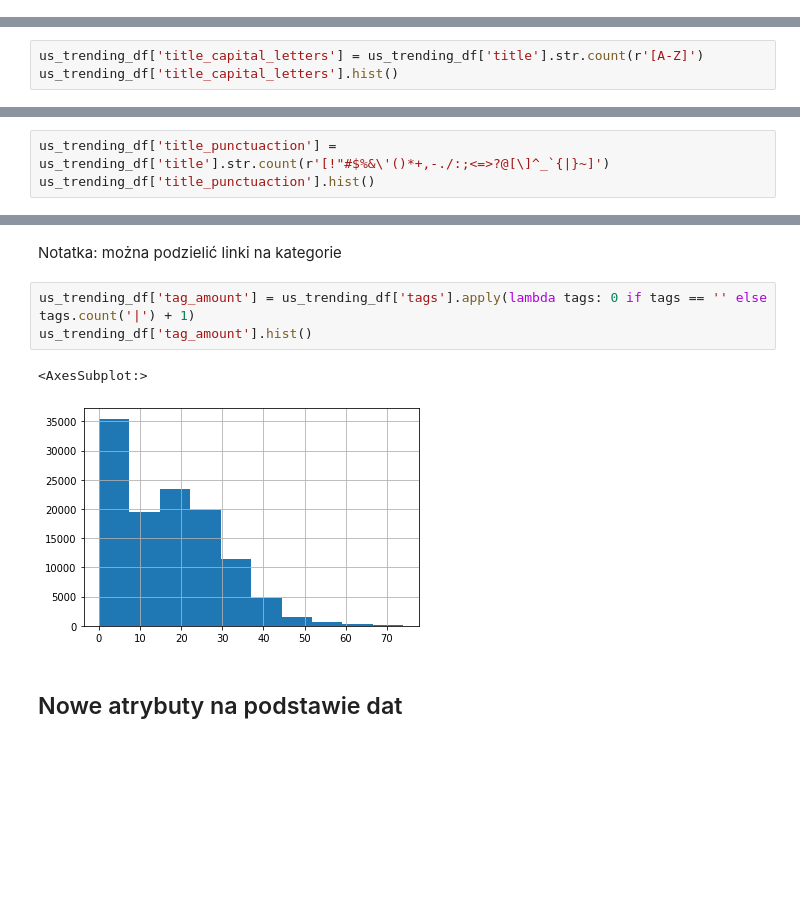
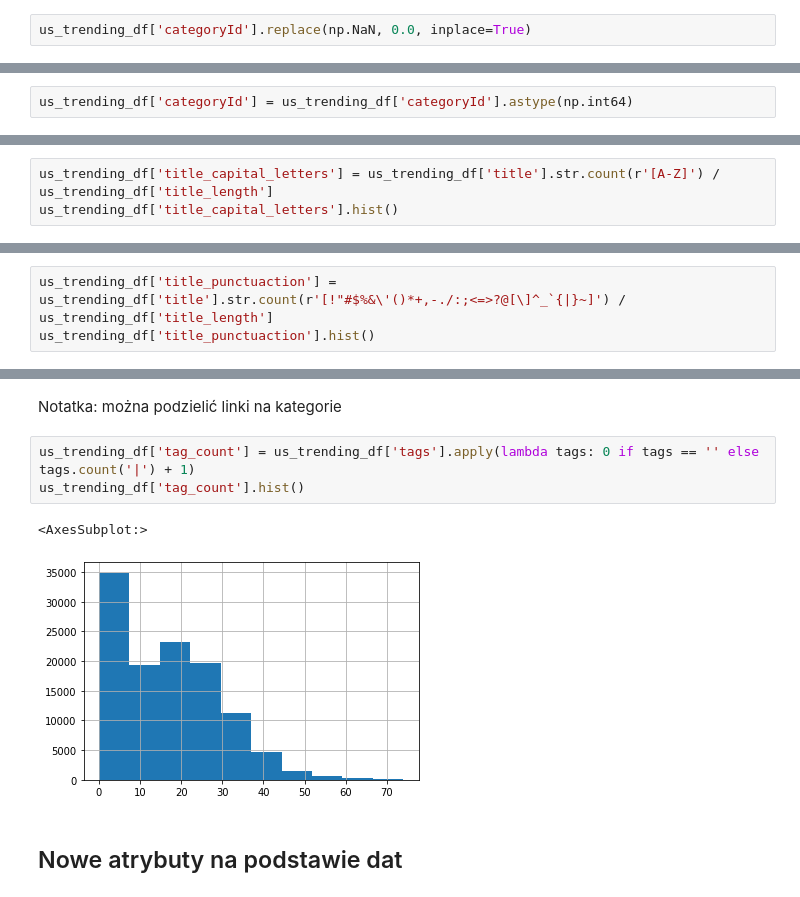
Before and after one commit to PUT-II/Data-Exploration-Project, a Jupyter notebook: notebooks/PED_projekt.ipynb, the cells around one changed output, grey strips where cells are left out. Cells and saved outputs as stored; diff of their text form; blank space fills up the shorter version.

```diff
--- a/notebooks/PED_projekt.ipynb
+++ b/notebooks/PED_projekt.ipynb
@@ -60,0 +66,2 @@ memory usage: 12.7+ MB
+# %%
+us_trending_df['categoryId'].replace(np.NaN, 0.0, inplace=True)
@@ -61,3 +70,5 @@ memory usage: 12.7+ MB
+# %%
+us_trending_df['categoryId'] = us_trending_df['categoryId'].astype(np.int64)
 # %% [markdown]
 Kolumny opisujące daty są typu object.
 Można je zrzutować na typ datetime64.
@@ -381,7 +393,7 @@ us_trending_df['title_length'].hist()
 <AxesSubplot:>
 [figure]
 # %%
-us_trending_df['title_capital_letters'] = us_trending_df['title'].str.count(r'[A-Z]')
+us_trending_df['title_capital_letters'] = us_trending_df['title'].str.count(r'[A-Z]') / us_trending_df['title_length']
 us_trending_df['title_capital_letters'].hist()
 # %% [output]
 <AxesSubplot:>
@@ -389,5 +401,5 @@ us_trending_df['title_capital_letters'].hist()
 # %%
-us_trending_df['title_punctuaction'] = us_trending_df['title'].str.count(r'[!"#$%&\'()*+,-./:;<=>?@[\]^_`{|}~]')
+us_trending_df['title_punctuaction'] = us_trending_df['title'].str.count(r'[!"#$%&\'()*+,-./:;<=>?@[\]^_`{|}~]') / us_trending_df['title_length']
 us_trending_df['title_punctuaction'].hist()
 # %% [output]
 <AxesSubplot:>
@@ -413,11 +425,11 @@ us_trending_df['description_link_count'].hist(log=True)
 # %% [markdown]
 Notatka: można podzielić linki na kategorie
 # %%
-us_trending_df['tag_amount'] = us_trending_df['tags'].apply(lambda tags: 0 if tags == '' else tags.count('|') + 1)
-us_trending_df['tag_amount'].hist()
+us_trending_df['tag_count'] = us_trending_df['tags'].apply(lambda tags: 0 if tags == '' else tags.count('|') + 1)
+us_trending_df['tag_count'].hist()
 # %% [output]
 <AxesSubplot:>
-[figure, old version]
+[figure, new version]
 # %% [markdown]
 ## Nowe atrybuty na podstawie dat
 # %%
```
Also changed, not shown: parts of 27 cells of this notebook, 2 other files.
